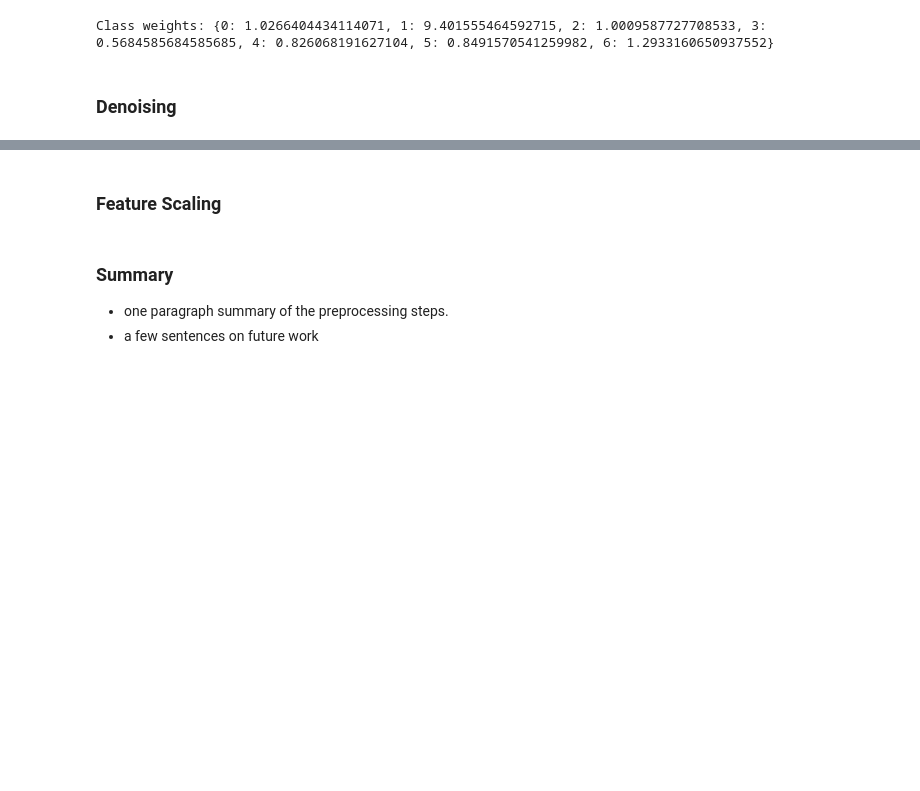
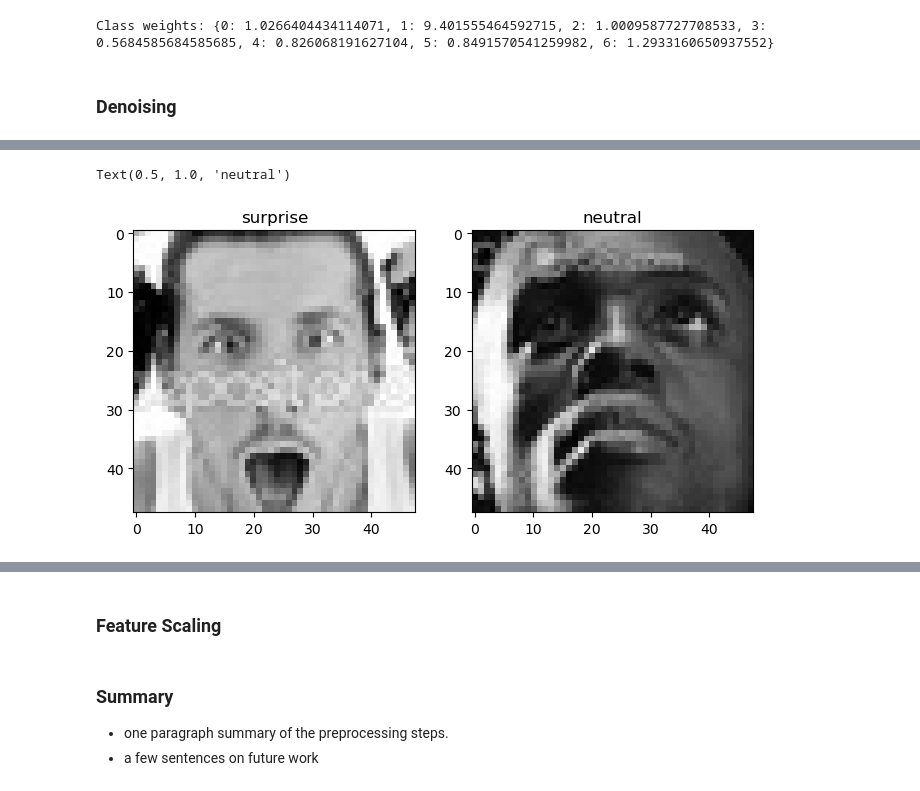
Before and after one commit to kayleeisokay/cs109b-final-project, a Jupyter notebook: MS2.ipynb, the cells around one changed output, grey strips where cells are left out. Cells and saved outputs as stored; diff of their text form; code cells hidden in the pictures; blank space fills up the shorter version.

```diff
--- a/MS2.ipynb
+++ b/MS2.ipynb
@@ -422,0 +430,17 @@ Class weights: {0: 1.0266404434114071, 1: 9.401555464592715, 2: 1.00095877277085
+# %%
+#display a few example of image with watermark
+
+image_path1 = os.path.join(DATA_DIR, "train", "surprise", "Training_359386.jpg")
+image_path2 = os.path.join(DATA_DIR, "train", "neutral", "Training_10002154.jpg")
+
+fig, ax = plt.subplots(1, 2, figsize=(8, 4))
+image1 = Image.open(image_path1)
+image2 = Image.open(image_path2)
+
+ax[0].imshow(image1, cmap="gray")
+ax[0].set_title("surprise")
+ax[1].imshow(image2, cmap="gray")
+ax[1].set_title("neutral")
+# %% [output]
+Text(0.5, 1.0, 'neutral')
+[figure, added]
```
Also changed, not shown: parts of 8 cells of this notebook.
